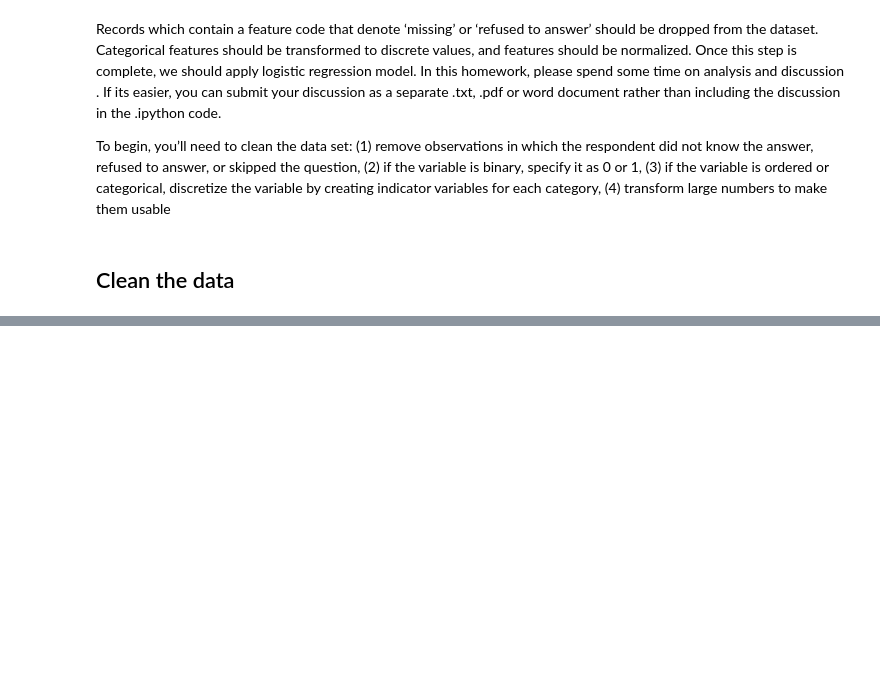
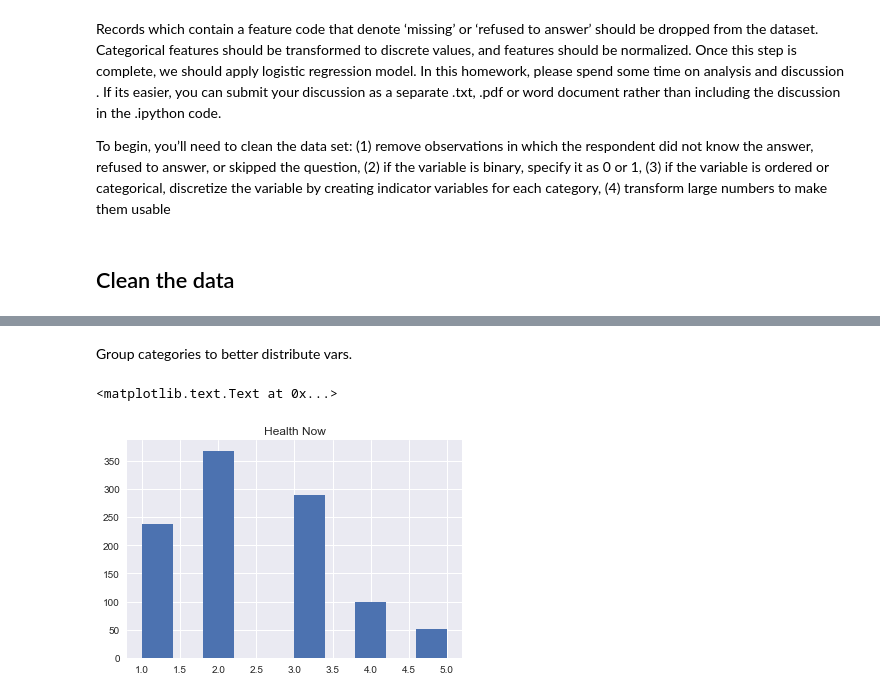
Before and after one commit to jasonnnnnb/Econ128, a Jupyter notebook: HW5/Homework 5.ipynb, the cells around one changed output, grey strips where cells are left out. Cells and saved outputs as stored; diff of their text form; code cells hidden in the pictures; blank space fills up the shorter version.

Commit message:
Cleanup

```diff
--- a/HW5/Homework 5.ipynb
+++ b/HW5/Homework 5.ipynb
@@ -73,0 +88,34 @@ df.head()
+# %%
+# Remove extraneous variables
+
+# Drop work variable
+df = df.drop(["Work"], axis = 1)
+
+# Clean Age
+df = df[df.Age != 999]
+
+# Clean Male
+df.Male = reAssign(df.Male, 2, 0, 1)
+
+# Clean Health_Now
+df = df[df.Health_Now != 8]
+df = df[df.Health_Now != 9]
+
+# Clean Health_Young
+df = df[df.Health_Young != 8]
+df = df[df.Health_Young != 9]
+df = df[df.Health_Young != 0]
+
+# Clean NoHealthIns
+df = df[df.NoHealthIns != 8]
+df = df[df.NoHealthIns != 9]
+df.NoHealthIns = reAssign(df.NoHealthIns, 5, 0, 1)
+
+# Clean Race
+df = df[df.Race != 9]
+
+# Clean Education
+df = df[df.Educ != 99]
+
+# Clean Income
+df = df[df.Income >= 0]
@@ -73,0 +131,11 @@ df.head()
+# %%
+# Log income
+df.Income = list(map(lambda x: np.log(x+1), df.Income))
+# %% [markdown]
+Group categories to better distribute vars.
+# %%
+plt.hist(df.Health_Now)
+plt.title("Health Now")
+# %% [output]
+<matplotlib.text.Text at 0x...>
+[figure, added]
```
Also changed, not shown: parts of 24 cells of this notebook, 6 other files.
